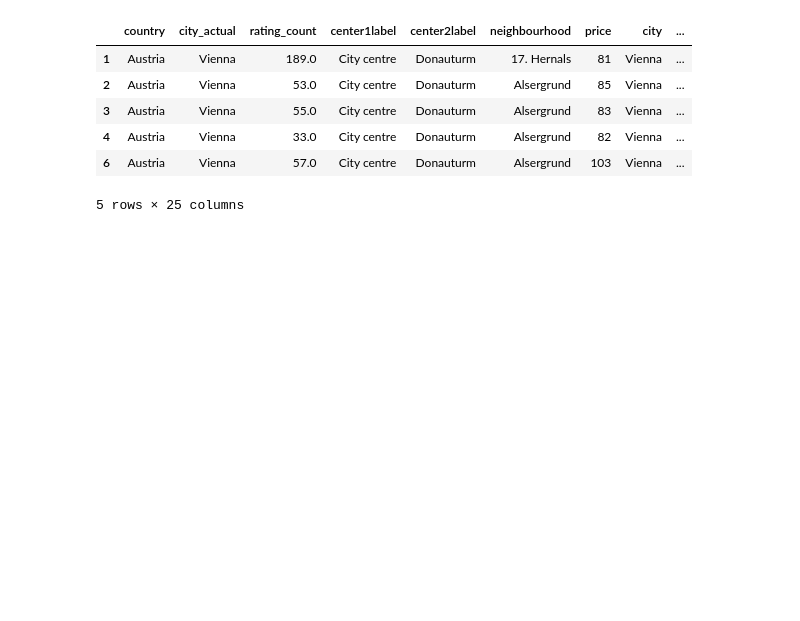
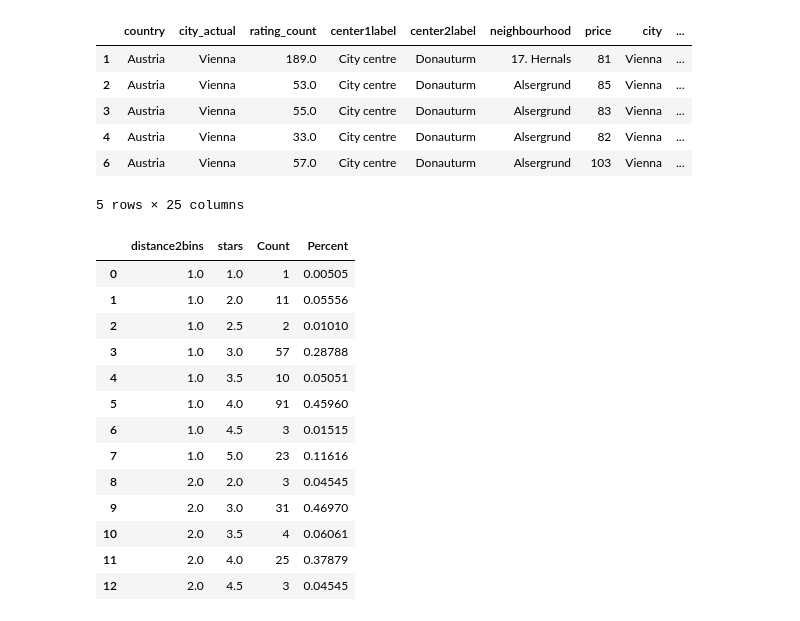
Before and after one commit to felipesebben/bk_data_analysis_studies, a Jupyter notebook: da_data_exercises/ch04-comparison_correlation/01-hotels_vienna/01-hotels_vienna_correlation.ipynb, the cells around one changed output. Cells and saved outputs as stored; diff of their text form; code cells hidden in the pictures; blank space fills up the shorter version.

```diff
--- a/da_data_exercises/ch04-comparison_correlation/01-hotels_vienna/01-hotels_vienna_correlation.ipynb
+++ b/da_data_exercises/ch04-comparison_correlation/01-hotels_vienna/01-hotels_vienna_correlation.ipynb
@@ -124,3 +151,37 @@ vienna_cut.head()
 | 4 | Austria | Vienna | 33.0 | City centre | Donauturm | Alsergrund | 82 | Vienna | ... |
 | 6 | Austria | Vienna | 57.0 | City centre | Donauturm | Alsergrund | 103 | Vienna | ... |
 5 rows × 25 columns
+# %%
+df1 = pd.DataFrame(
+    vienna_cut.loc[:, ["distance2bins", "stars"]].groupby(["distance2bins", "stars"]).agg("size")
+).reset_index()
+
+df1.columns = ["distance2bins", "stars", "Count"]
+
+group_counts = df1.groupby("distance2bins").agg("sum")["Count"]
+
+df1.loc[df1["distance2bins"] == 1, "Percent"] = round(df1.loc[df1["distance2bins"] == 1, "Count"]/group_counts[1],5)
+df1.loc[df1["distance2bins"] == 2, "Percent"] = round(df1.loc[df1["distance2bins"] == 2, "Count"]/group_counts[2],5)
+
+df1 = df1.assign(
+    stars=pd.Categorical(
+        df1["stars"], categories=sorted(set(df["stars"]), reverse=True)
+    )
+)
+# %%
+df1
+# %% [output]
+|  | distance2bins | stars | Count | Percent |
+| 0 | 1.0 | 1.0 | 1 | 0.00505 |
+| 1 | 1.0 | 2.0 | 11 | 0.05556 |
+| 2 | 1.0 | 2.5 | 2 | 0.01010 |
+| 3 | 1.0 | 3.0 | 57 | 0.28788 |
+| 4 | 1.0 | 3.5 | 10 | 0.05051 |
+| 5 | 1.0 | 4.0 | 91 | 0.45960 |
+| 6 | 1.0 | 4.5 | 3 | 0.01515 |
+| 7 | 1.0 | 5.0 | 23 | 0.11616 |
+| 8 | 2.0 | 2.0 | 3 | 0.04545 |
+| 9 | 2.0 | 3.0 | 31 | 0.46970 |
+| 10 | 2.0 | 3.5 | 4 | 0.06061 |
+| 11 | 2.0 | 4.0 | 25 | 0.37879 |
+| 12 | 2.0 | 4.5 | 3 | 0.04545 |
```
Also changed, not shown: parts of 5 cells of this notebook.
